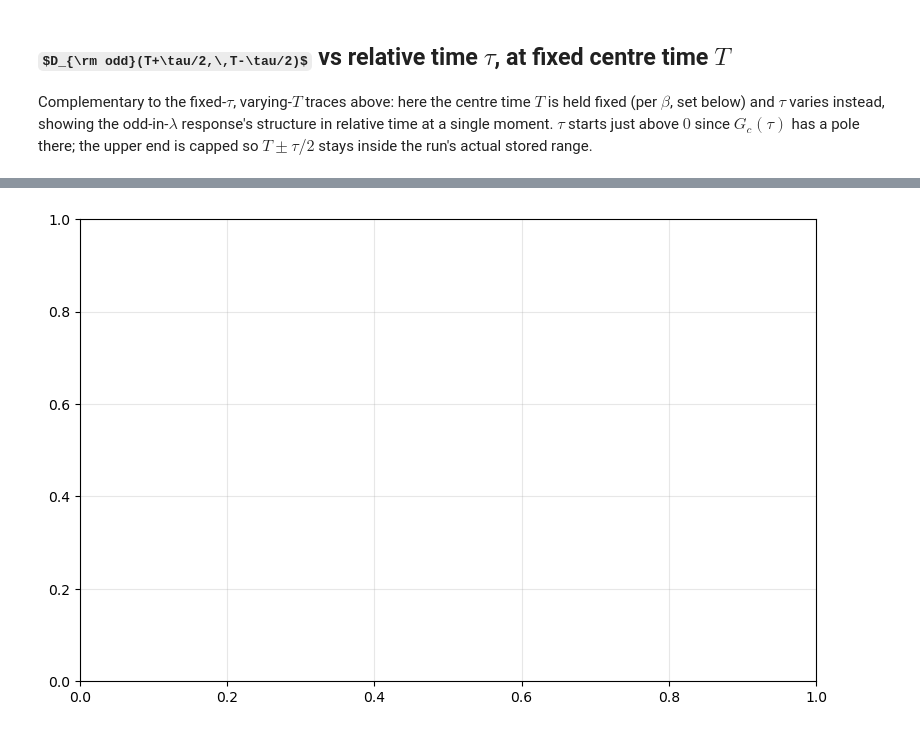
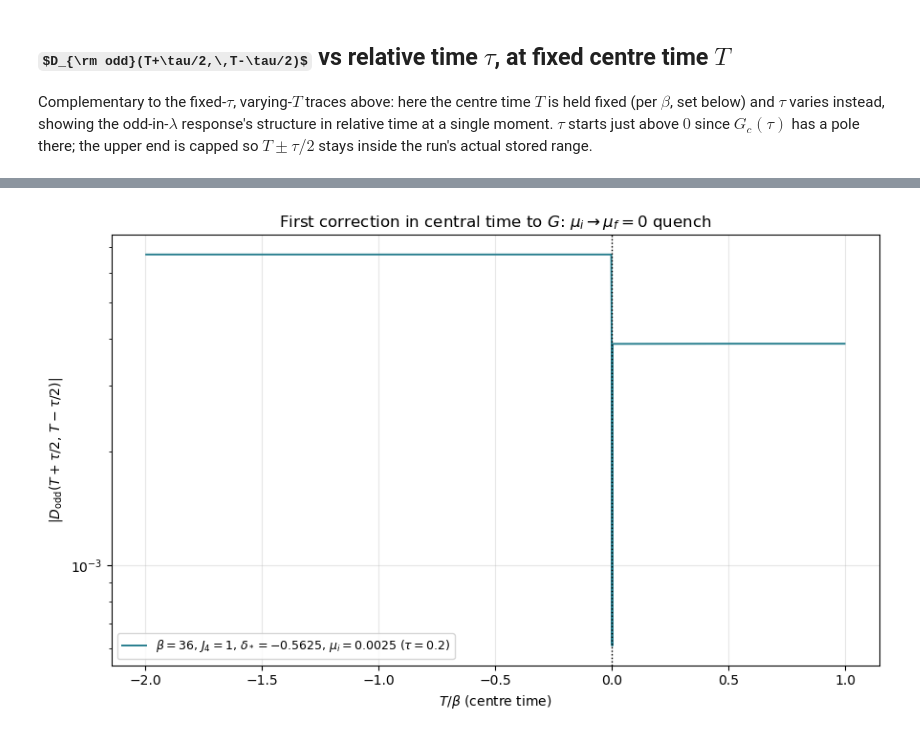
Before and after one commit to meabhallen/sykquench, a Jupyter notebook: syk_realtime_quench.ipynb, the cells around one changed output, grey strips where cells are left out. Saved outputs shown, nothing was run; the diff lists cells and outputs as text; code cells hidden in the pictures; some formulas as TeX source.

Commit message:
updating mass quench for run_local
Co-Authored-By: Claude Opus 5.5 <noreply@anthropic.com>

```diff
--- a/syk_realtime_quench.ipynb
+++ b/syk_realtime_quench.ipynb
@@ -325,7 +400,7 @@ plt.show()
 For a short relative time $\tau$ (set per $\beta$ below), plots $G^>(T+\tau/2,\,T-\tau/2)$ as a function of the centre time $T$ -- same convention as `analyse_kbe_runs_tidied.ipynb`'s fixed-$\tau$ traces. For $T+\tau/2<0$ (fully pre-quench) this is exactly $G_{\rm eq}(\tau)$, constant in $T$ by time-translation invariance; the deviation from that flat baseline once $T$ crosses into the post-quench region shows the quench's effect directly.
 # %%
 # tau for each beta -- edit freely; any beta not listed falls back to DEFAULT_TAU.
-DEFAULT_TAU = 0.2
+DEFAULT_TAU = 0.5
 TAU_BY_BETA = {
     12: 0.2,
     24: 0.2,
@@ -553,12 +698,12 @@ for key, sides in pairs.items():
 
     ax.plot(
         tgrid, np.exp(-4*np.pi*tgrid/beta)/beta ,
-        lw=1.4, color=beta_colors[beta], label=rf"$\beta=${beta:1g}"+r", $e^{-2\pi h_0 t/\beta }$",
+        lw=1.4, color=beta_colors[(beta, J)], label=rf"$\beta=${beta:1g}, $J_4={J:g}$"+r", $e^{-2\pi h_0 t/\beta }$",
     )
 
     ax.plot(
             tgrid, np.exp(-2*3.77*np.pi*tgrid/beta)/beta**(3.77-1) ,
-            lw=1.4, color=beta_colors[beta], label=rf"$\beta=${beta:1g}"+r", $e^{-2\pi h_1 t/\beta }$",ls='--',
+            lw=1.4, color=beta_colors[(beta, J)], label=rf"$\beta=${beta:1g}, $J_4={J:g}$"+r", $e^{-2\pi h_1 t/\beta }$",ls='--',
         )
 
 ax.plot(tgrid, np.exp(-tgrid),color="black", lw=2 ,label = r'$e^{-J t}$')
@@ -595,8 +740,8 @@ for key, sides in pairs.items():
     J = r_plus["J4_i"]
 
 
-    ax.plot(xgrid, beta*np.exp(-xgrid*beta), lw=1.4 ,color=beta_colors[beta], label=rf"$\beta=${beta:1g}"+r", $\beta e^{-J  t }$")
-    ax.plot(xgrid, beta*np.exp(-2*xgrid*beta), lw=1.4, color=beta_colors[beta], label=rf"$\beta=${beta:1g}"+r", $\beta e^{-2J t }$",ls='--')
+    ax.plot(xgrid, beta*np.exp(-xgrid*beta), lw=1.4 ,color=beta_colors[(beta, J)], label=rf"$\beta=${beta:1g}, $J_4={J:g}$"+r", $\beta e^{-J  t }$")
+    ax.plot(xgrid, beta*np.exp(-2*xgrid*beta), lw=1.4, color=beta_colors[(beta, J)], label=rf"$\beta=${beta:1g}, $J_4={J:g}$"+r", $\beta e^{-2J t }$",ls='--')
 
 ax.plot(xgrid, np.exp(-4*np.pi*xgrid) ,lw=2, color="black",label=r"$e^{-2\pi h_0 t/\beta }$")
 
@@ -709,7 +1638,7 @@ for key, sides in pairs.items():
     beta = r_plus["beta"]
     J = r_plus["J4_i"]
     lam = abs(r_plus["eq_kernel_lambda"])
-    T_fixed = beta/2 #T_FIXED_BY_BETA.get(beta, DEFAULT_T_FIXED)
+    T_fixed = 1 #beta/np.pi #T_FIXED_BY_BETA.get(beta, DEFAULT_T_FIXED)
 
     G_plus, G_minus = r_plus["G_lookup"], r_minus["G_lookup"]
 
@@ -722,22 +1651,23 @@ for key, sides in pairs.items():
     G_minus_fixed_T = np.array([G_minus(T_fixed + tau / 2, T_fixed - tau / 2) for tau in tau_grid])
     D_odd_fixed_T = (G_plus_fixed_T - G_minus_fixed_T) / (2 * lam * Gc_complex(tau_grid, beta, J))
 
-    label = rf"$\beta={beta:g}$"
+    label = rf"$\beta={beta:g}$, $J_4={J:g}$"
     if len(DELTA_CUTOFF_KEEP) > 1:
         label += rf", $\Lambda={r_plus['eq_kernel_cutoff']:g}$"
     label += rf" ($T={T_fixed:g}$)"
 
     D_odd_abs = np.abs(D_odd_fixed_T)
     keep = D_odd_abs >= 1e-14  # drop |D_odd| below noise floor
-    ax.plot(tau_grid[keep], D_odd_abs[keep], lw=1.4, color=beta_colors[beta], label=label)
+    ax.plot(tau_grid[keep], D_odd_abs[keep], lw=1.4, color=beta_colors[(beta, J)], label=label)
 
 ax.plot(np.linspace(0.05,50,20),np.array(np.linspace(0.05,50,20))**(2-1/2)/70,color="black", lw=1, ls=":",label = r'$t^{2-2\Delta}$')
+ax.plot(np.linspace(0.1,50,20),np.array(np.linspace(0.1,50,20))**(2)/120,color="gray", lw=1, ls=":",label = r'$t^{2}$')
 ax.plot(np.linspace(0.1,50,20),np.array(np.linspace(0.1,50,20))**(2)/120,color="gray", lw=1, ls=":",label = r'$t^{2}$')
 ax.set_xlabel(r"$\tau$")
 ax.set_ylabel(r"$|D_{\rm odd}(T+\tau/2,\,T-\tau/2)|$")
 ax.set_yscale("log")
 ax.set_xscale("log")
-ax.set_title(r"$D_{\rm odd}$ vs relative time $\tau$ at fixed centre time $T = \beta/2$")
+ax.set_title(r"$D_{\rm odd}$ vs relative time $\tau$ at fixed centre time $T = 1$")
 ax.legend(fontsize=9)
 ax.grid(alpha=0.3)
 fig.tight_layout()
@@ -948,56 +1942,50 @@ $\beta=$ `BENCH_BETA`.
 # %%
-BENCH_TAU = 0.2  # fixed relative time; edit freely
+def massdef_pair_key(run):
+    return (round(run["J4_i"], 6), run["beta"], round(run["eq_kernel_c"], 6), round(run["eq_kernel_cutoff"], 6))
 
-fig, ax = plt.subplots(figsize=(9.5, 6))
 
-bench_any_pair = False
-for i, (key, sides) in enumerate(sorted(bench_pairs.items())):
+massdef_pairs = {}
+for r in massdef_runs:
+    massdef_pairs.setdefault(massdef_pair_key(r), {})[float(np.sign(r["eq_mu"]))] = r
+
+_MASSDEF_CMAPS = ["Reds", "Purples", "Greens", "Oranges"]
+
+fig, ax = plt.subplots(figsize=(9, 5.5))
+
+any_pair = False
+for gi, (key, sides) in enumerate(massdef_pairs.items()):
     if not (1.0 in sides and -1.0 in sides):
         continue
-    bench_any_pair = True
+    any_pair = True
 
     r_plus, r_minus = sides[1.0], sides[-1.0]
-    beta = r_plus["beta"]
-    J = r_plus["J4_i"]
-    lam = abs(r_plus["eq_kernel_lambda"])
-    tau = BENCH_TAU
+    beta, J = r_plus["beta"], r_plus["J4_i"]
+    mu = abs(r_plus["eq_mu"])
+    tau = TAU_BY_BETA.get(int(beta), DEFAULT_TAU)
 
     G_plus, G_minus = r_plus["G_lookup"], r_minus["G_lookup"]
-
+    data_min, data_max = r_plus["t_Gt0"][0], r_plus["t_Gt0"][-1]
     dt = float(np.nanmedian(np.diff(r_plus["t_Gt0"])))
-    data_min, data_max = r_plus["t_Gt0"][0], r_plus["t_Gt0"][-1]
-    T_grid = np.arange(max(0.1, data_min + tau / 2), min(data_max, data_max - tau / 2), dt)
+    T_grid = np.arange(data_min + tau / 2, data_max - tau / 2, dt)
 
     G_plus_fixed_tau = np.array([G_plus(T + tau / 2, T - tau / 2) for T in T_grid])
     G_minus_fixed_tau = np.array([G_minus(T + tau / 2, T - tau / 2) for T in T_grid])
-    D_odd_fixed_tau = (G_plus_fixed_tau - G_minus_fixed_tau) / (2 * lam * Gc_complex(tau, beta, J))
+    D_odd_fixed_tau = (G_plus_fixed_tau - G_minus_fixed_tau) / (2 * mu * Gc_complex(tau, beta, J))
 
-    # Reference value at the physical time T=beta, evaluated directly via the
-    # G lookups (not a T_grid array index) so it lands on the same T=beta
-    # regardless of dt.
-    D_odd_ref = (
-        (G_plus(beta + tau / 2, beta - tau / 2) - G_minus(beta + tau / 2, beta - tau / 2))
-        / (2 * lam * Gc_complex(tau, beta, J))
-    )
-
-    y_vals = np.abs(D_odd_fixed_tau - D_odd_fixed_tau[-1])
-    keep = y_vals >= 1e-14  # drop |D_odd| below noise floor
-    ax.plot(
-        T_grid[keep] / beta, y_vals[keep],
-        lw=1.4, color=bench_cmap(i % 10), label=bench_config_label(key),
-    )
+    color = massdef_beta_colour(beta)
+    label = rf"$\beta={beta:g}$, $J_4={J:g}$, $\delta_*={r_plus['eq_kernel_c']:g}$, $\mu_i={mu:g}$ ($\tau={tau:g}$)"
+    ax.plot(T_grid / beta, np.abs(D_odd_fixed_tau), lw=1.4, color=color, label=label)
 
 ax.axvline(0.0, color="black", lw=1, ls=":")
-ax.axvline(1.0, color="black", lw=1, ls="--")
 ax.set_xlabel(r"$T/\beta$ (centre time)")
-ax.set_ylabel(rf"$|D_{{\rm odd}}(T)-D_{{\rm odd}}(T=2\beta)|$, $\tau={BENCH_TAU:g}$")
+ax.set_ylabel(r"$|D_{\rm odd}(T+\tau/2,\,T-\tau/2)|$")
 ax.set_yscale("log")
-ax.set_title(rf"Solver-setting benchmark: fixed-$\tau$ $D_{{\rm odd}}$ trace at $\beta={BENCH_BETA:g}$")
-ax.legend(fontsize=8, loc="best")
+ax.set_title(r"First correction in central time to $G$: $\mu_i\to\mu_f=0$ quench")
+ax.legend(fontsize=9)
 ax.grid(alpha=0.3)
 fig.tight_layout()
 plt.show()
 
-if not bench_any_pair:
-    print("No +/-lambda pairs available yet.")
+if not any_pair:
+    print("No +/-eq_mu pairs available yet.")
 # %% [output]
@@ -1005 +1992 @@ NameError: name 'bench_pairs' is not defined
-[figure, old version]
+[figure, new version]
```
Also changed, not shown: parts of 58 cells of this notebook, 15 other files.
